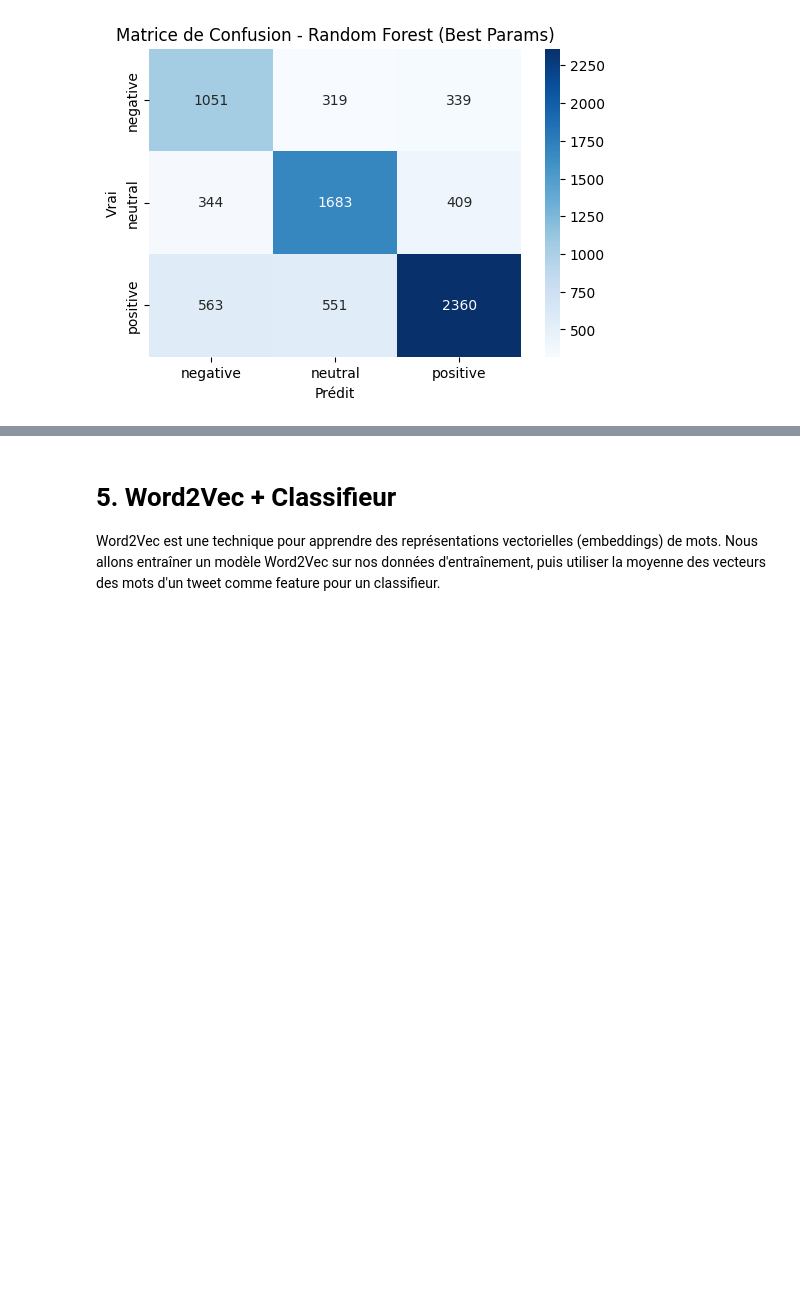
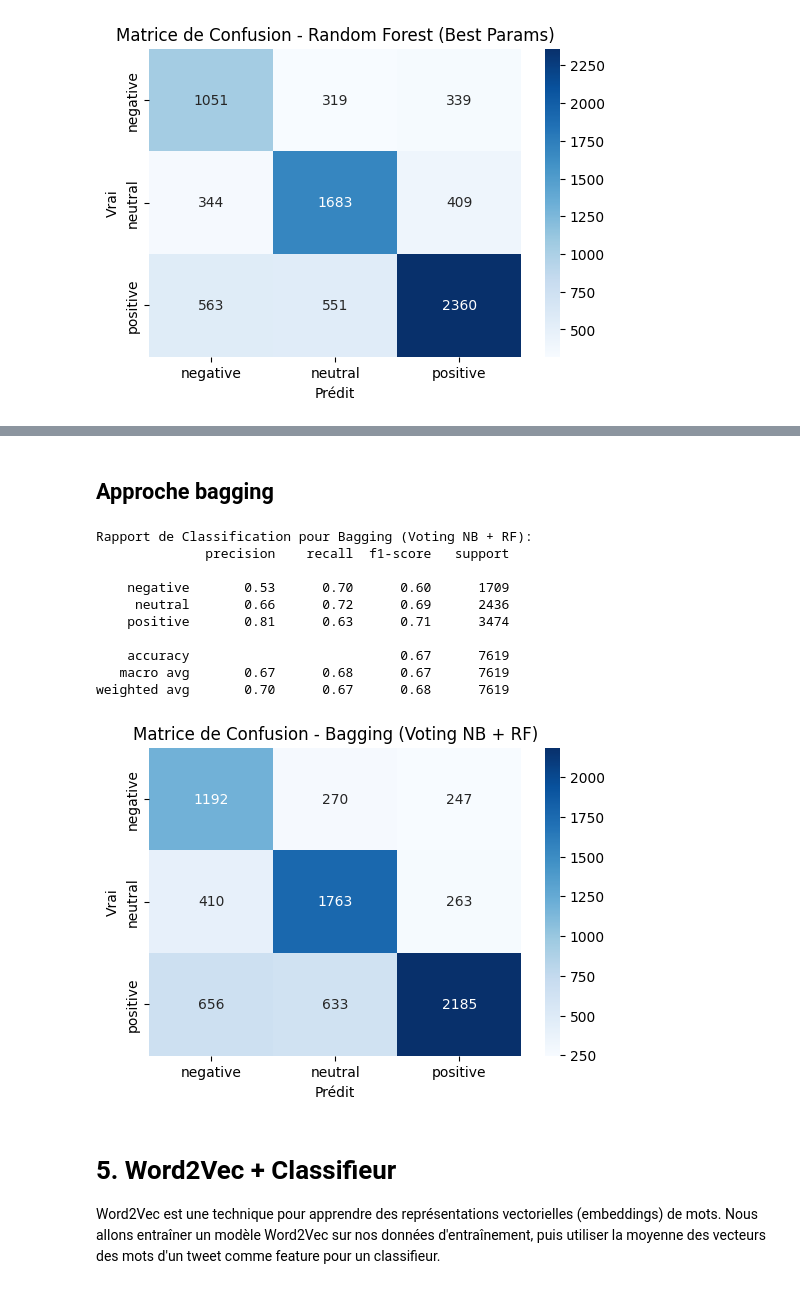
Before and after one commit to Wassbdr/twitter-sentiment-analysis, a Jupyter notebook: src/data.ipynb, the cells around one changed output, grey strips where cells are left out. Cells and saved outputs as stored; diff of their text form; code cells hidden in the pictures; blank space fills up the shorter version.

```diff
--- a/src/data.ipynb
+++ b/src/data.ipynb
@@ -387,3 +478,37 @@ weighted avg       0.68      0.67      0.67      7619
+# %% [markdown]
+## Approche bagging
+# %%
+from sklearn.ensemble import VotingClassifier
+
+# Reentraine avec un TF-IDF commun
+tfidf = TfidfVectorizer(max_features=5000, stop_words='english', ngram_range=(1,1))
+X_train = tfidf.fit_transform(X_train_text)
+X_test = tfidf.transform(X_test_text)
+
+voting_model = VotingClassifier(
+    estimators=[
+        ('nb', MultinomialNB(alpha=0.1)),
+        ('rf', RandomForestClassifier(**best_rf_params_found, random_state=SEED, n_jobs=-1))
+    ],
+    voting='hard'  # vote majoritaire
+)
+
+voting_model.fit(X_train, y_train_str)
+y_pred_voting = voting_model.predict(X_test)
+
+evaluate_model("Bagging (Voting NB + RF)", y_test_str, y_pred_voting)
+# %% [output]
+Rapport de Classification pour Bagging (Voting NB + RF):
+              precision    recall  f1-score   support
+
+    negative       0.53      0.70      0.60      1709
+     neutral       0.66      0.72      0.69      2436
+    positive       0.81      0.63      0.71      3474
+
+    accuracy                           0.67      7619
+   macro avg       0.67      0.68      0.67      7619
+weighted avg       0.70      0.67      0.68      7619
+[figure, added]
 # %% [markdown]
 # 5. Word2Vec + Classifieur
 
```
Also changed, not shown: parts of 7 cells of this notebook.
